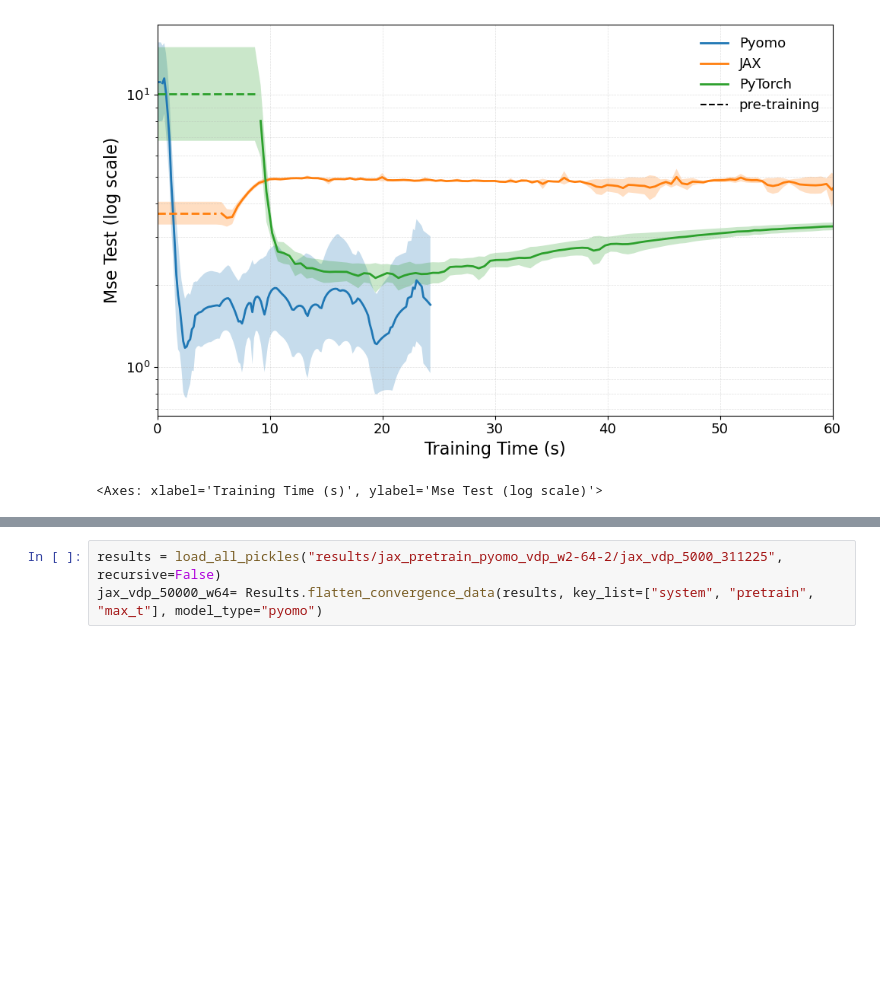
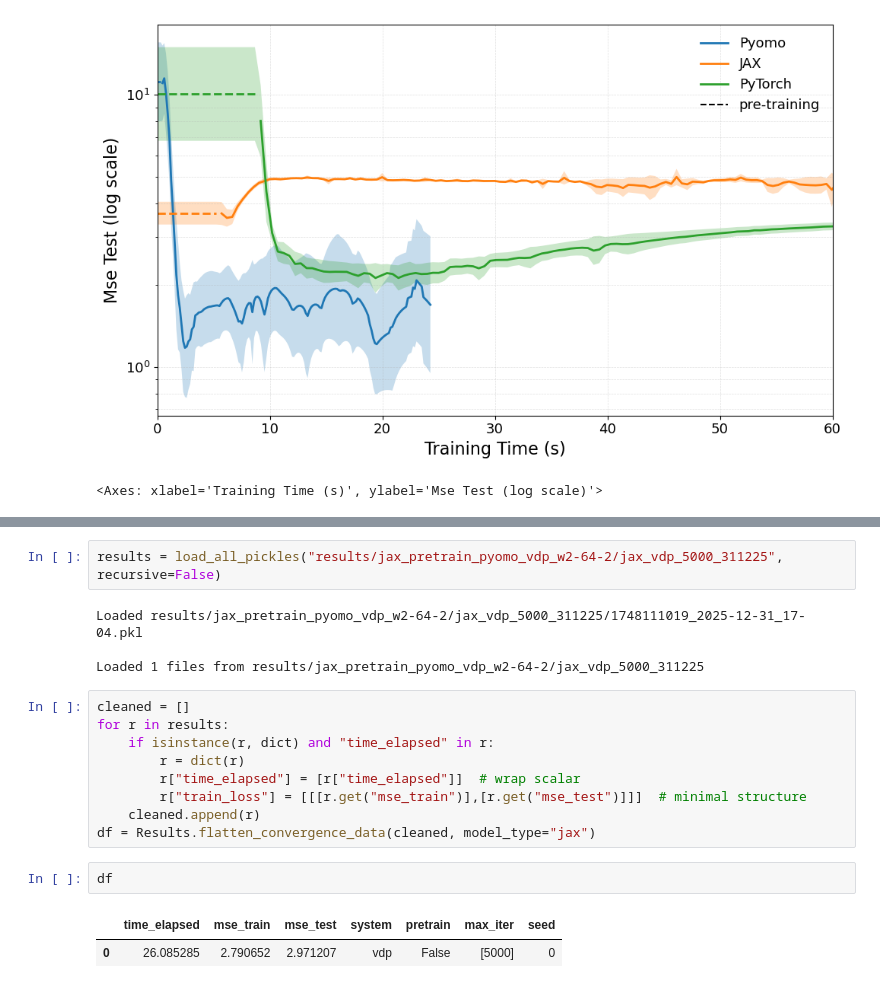
Before and after one commit to mariashapo/NODE, a Jupyter notebook: src/analysis/synthetic/training_conv_vdp.ipynb, the cells around one changed output, grey strips where cells are left out. Drawn from its saved outputs; the diff is of its cells as text; blank space fills up the shorter version.

```diff
--- a/src/analysis/synthetic/training_conv_vdp.ipynb
+++ b/src/analysis/synthetic/training_conv_vdp.ipynb
@@ -278,3 +280,20 @@ plot_time_bands(
 # %%
 results = load_all_pickles("results/jax_pretrain_pyomo_vdp_w2-64-2/jax_vdp_5000_311225", recursive=False)
-jax_vdp_50000_w64= Results.flatten_convergence_data(results, key_list=["system", "pretrain", "max_t"], model_type="pyomo")
+# %% [output]
+Loaded results/jax_pretrain_pyomo_vdp_w2-64-2/jax_vdp_5000_311225/1748111019_2025-12-31_17-04.pkl
+
+Loaded 1 files from results/jax_pretrain_pyomo_vdp_w2-64-2/jax_vdp_5000_311225
+# %%
+cleaned = []
+for r in results:
+    if isinstance(r, dict) and "time_elapsed" in r:
+        r = dict(r)
+        r["time_elapsed"] = [r["time_elapsed"]]  # wrap scalar
+        r["train_loss"] = [[[r.get("mse_train")],[r.get("mse_test")]]]  # minimal structure
+    cleaned.append(r)
+df = Results.flatten_convergence_data(cleaned, model_type="jax")
+# %%
+df
+# %% [output]
+|  | time_elapsed | mse_train | mse_test | system | pretrain | max_iter | seed |
+| 0 | 26.085285 | 2.790652 | 2.971207 | vdp | False | [5000] | 0 |
```
Also changed, not shown: parts of 1 cell of this notebook, 8 other files.
